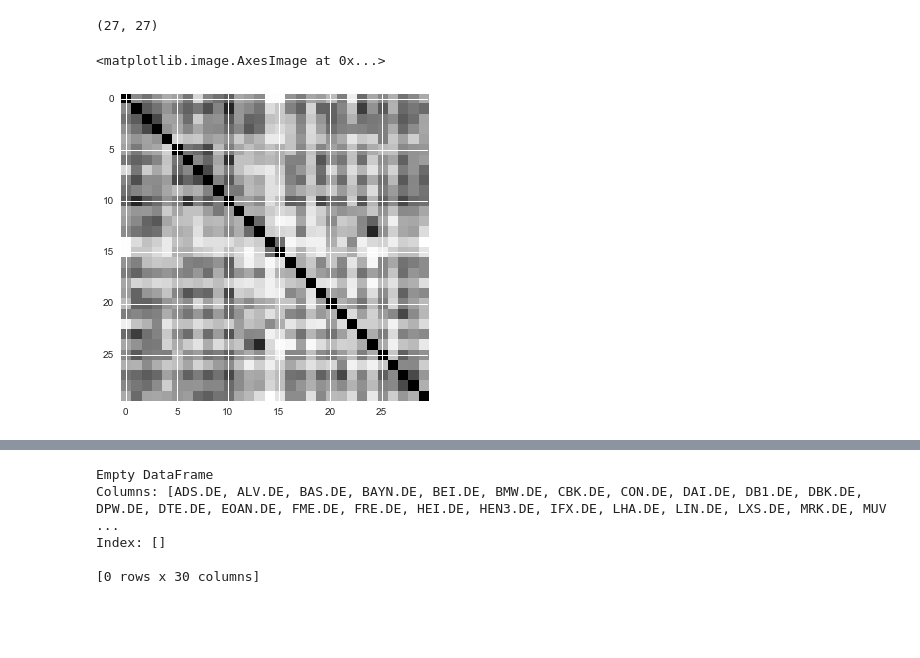
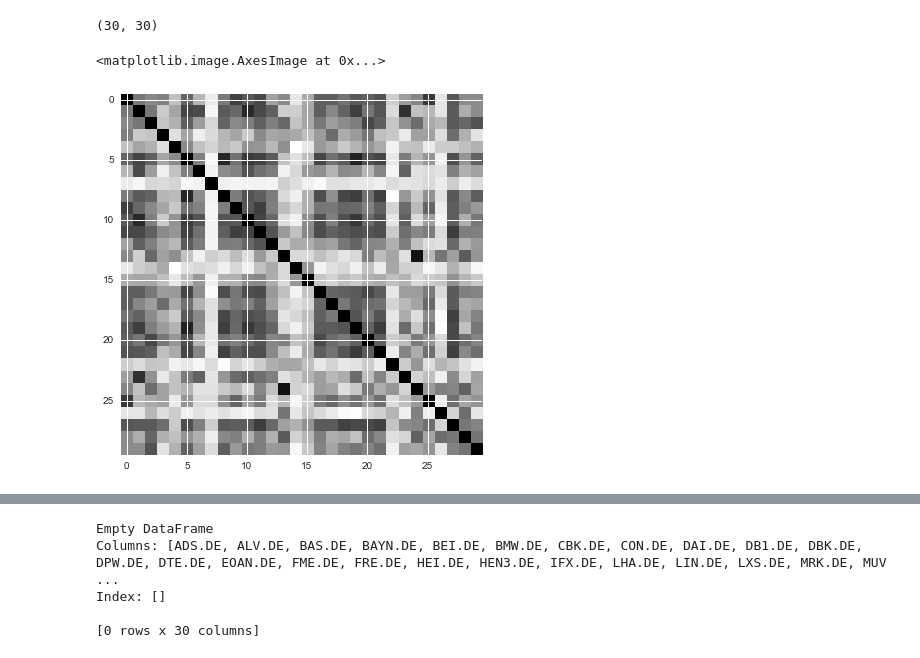
Before and after one commit to mvaz/PyData2014-Berlin, a Jupyter notebook: DAX30 Network.ipynb, the cells around one changed output, grey strips where cells are left out. Drawn from its saved outputs; the diff is of its cells as text; code cells hidden in the pictures; blank space fills up the shorter version.

```diff
--- a/DAX30 Network.ipynb
+++ b/DAX30 Network.ipynb
@@ -43,15 +33,16 @@ Name: index, Length: 101380, dtype: datetime64[ns]
 # %%
-df = ds.get_at( datetime.date(2001,4,9))
-# df.reset_index(0, drop=True, inplace=True)
-
+df = ds.get_at( datetime.date(2008,9,15))
 df.values.shape
 # %% [output]
-(27, 27)
+(30, 30)
-# %%
-plt.imshow(ds.get_at( datetime.date(2008,3,11)).values, interpolation='nearest')
-# %% [output]
-<matplotlib.image.AxesImage at 0x...>
-[figure, removed]
+# %%
+plt.figure(figsize=(10,10))
+gs = gridspec.GridSpec(3, 3)
+ax_mat = plt.subplot(gs[1:, -2:])
+plt.imshow(df.values, interpolation='nearest', axes=ax_mat)
+# %% [output]
+<matplotlib.image.AxesImage at 0x...>
+[figure, added]
 # %%
 from bokeh.plotting import *
 from bokeh.objects import HoverTool, ColumnDataSource
```
Also changed, not shown: parts of 6 cells of this notebook, 2 other files.
